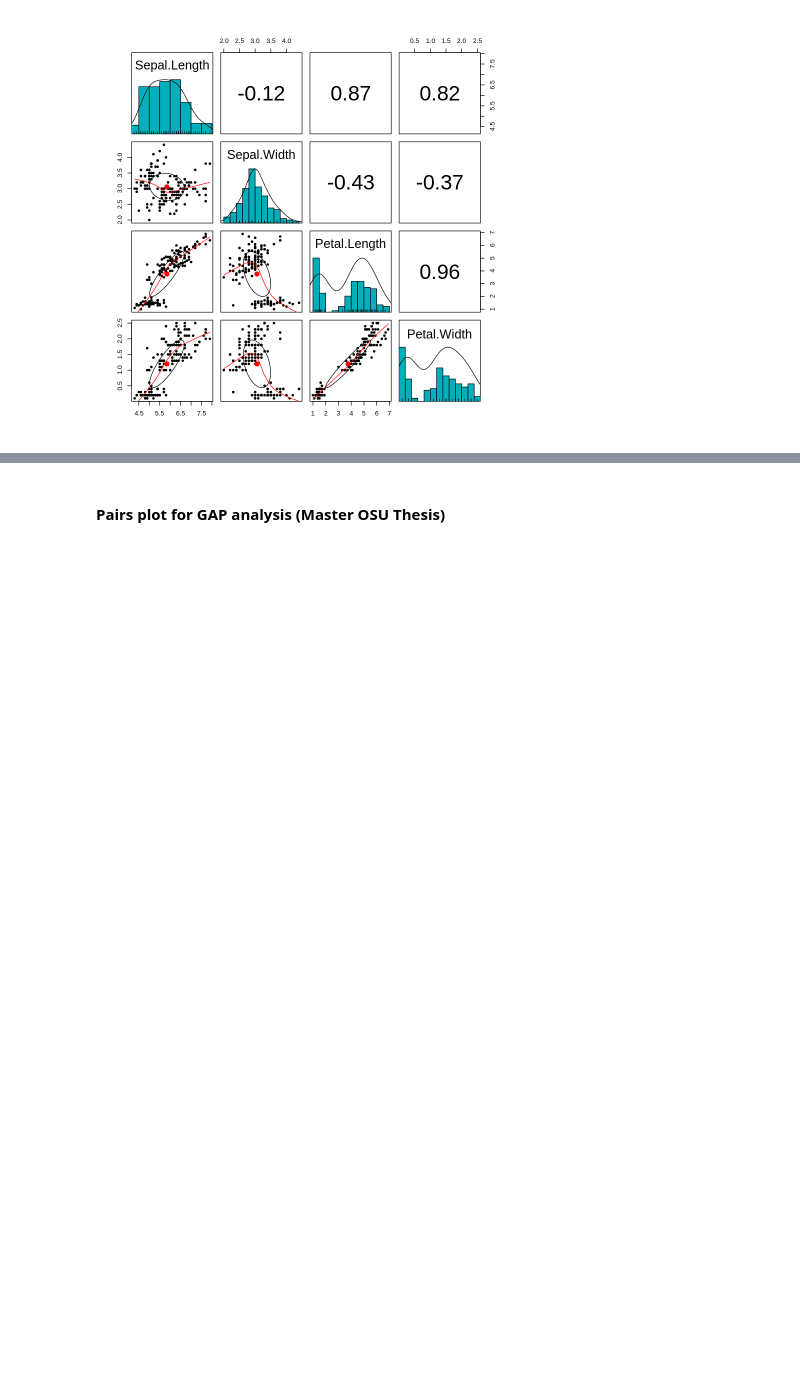
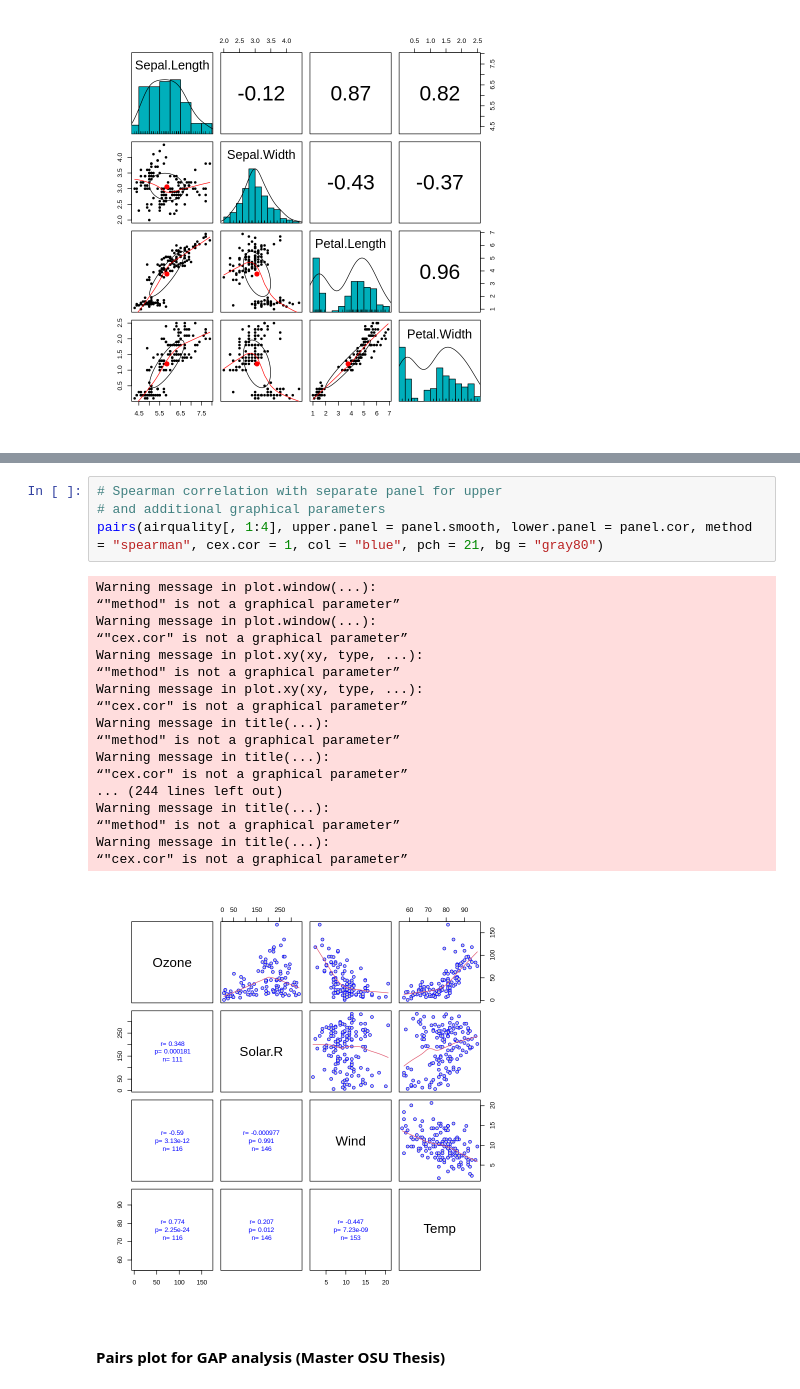
Before and after one commit to noayarae/plot_templates, a Jupyter notebook: pairs_plot_R.ipynb, the cells around one changed output, grey strips where cells are left out. Drawn from its saved outputs; the diff is of its cells as text; blank space fills up the shorter version.

```diff
--- a/pairs_plot_R.ipynb
+++ b/pairs_plot_R.ipynb
@@ -227,3 +270,26 @@ pairs.panels(iris[,-5],
+# %%
+# Spearman correlation with separate panel for upper
+# and additional graphical parameters
+pairs(airquality[, 1:4], upper.panel = panel.smooth, lower.panel = panel.cor, method = "spearman", cex.cor = 1, col = "blue", pch = 21, bg = "gray80")
+# %% [output]
+Warning message in plot.window(...):
+“"method" is not a graphical parameter”
+Warning message in plot.window(...):
+“"cex.cor" is not a graphical parameter”
+Warning message in plot.xy(xy, type, ...):
+“"method" is not a graphical parameter”
+Warning message in plot.xy(xy, type, ...):
+“"cex.cor" is not a graphical parameter”
+Warning message in title(...):
+“"method" is not a graphical parameter”
+Warning message in title(...):
+“"cex.cor" is not a graphical parameter”
+... (244 lines left out)
+Warning message in title(...):
+“"method" is not a graphical parameter”
+Warning message in title(...):
+“"cex.cor" is not a graphical parameter”
+[figure, added]
 # %% [markdown]
 #### **Pairs plot for GAP analysis (Master OSU Thesis)**
 # %%
```
Also changed, not shown: parts of 3 cells of this notebook.
